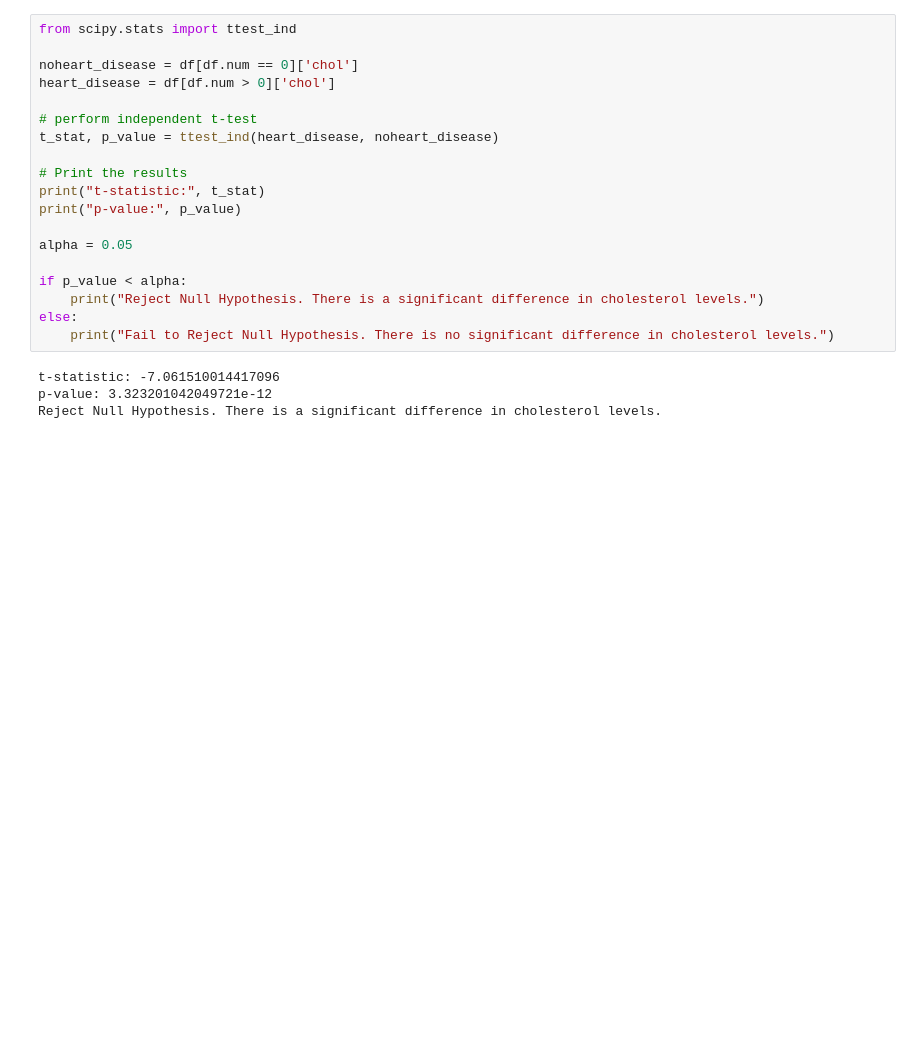
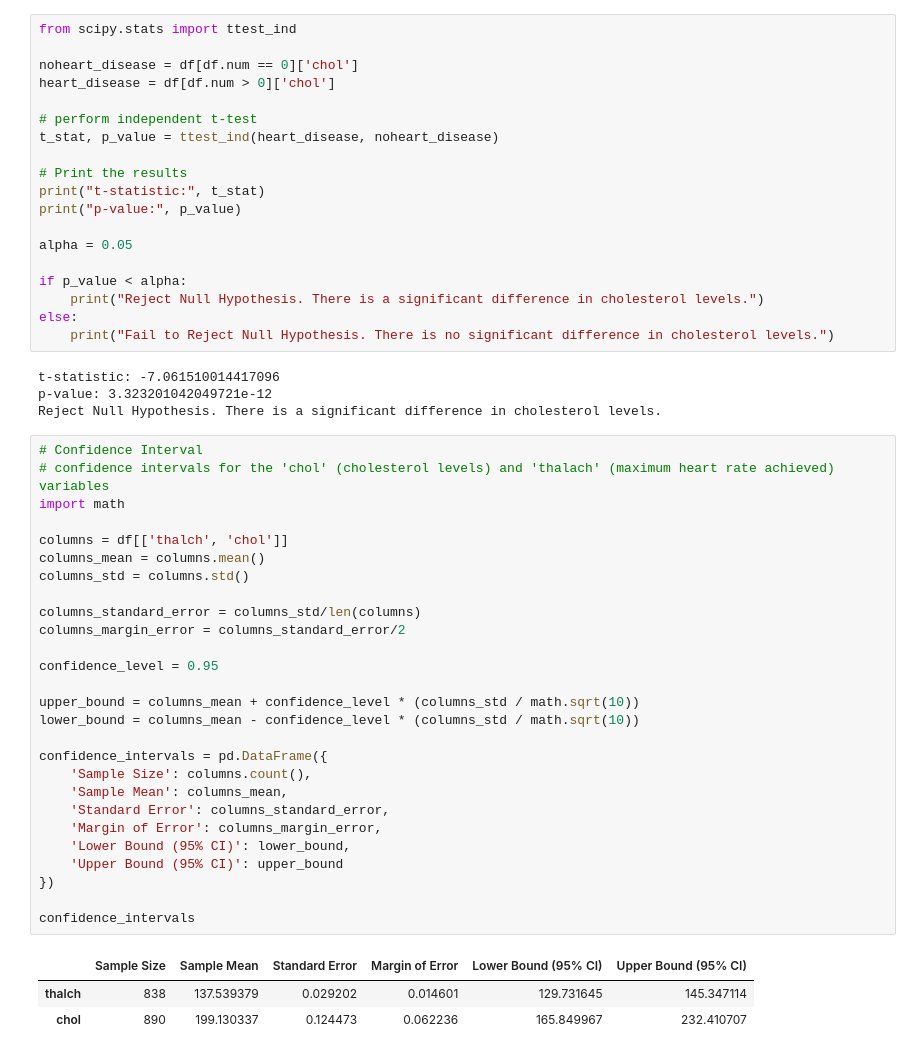
Before and after one commit to joharkhan99/Data-Science-Internship, a Jupyter notebook: Week2/Day3/Hypothesis_KMeans.ipynb, the cells around one changed output. Saved outputs shown, nothing was run; the diff lists cells and outputs as text; blank space fills up the shorter version.

Commit message:
added confidence intervals

```diff
--- a/Week2/Day3/Hypothesis_KMeans.ipynb
+++ b/Week2/Day3/Hypothesis_KMeans.ipynb
@@ -269,3 +269,34 @@ else:
 t-statistic: -7.061510014417096
 p-value: 3.323201042049721e-12
 Reject Null Hypothesis. There is a significant difference in cholesterol levels.
+# %%
+# Confidence Interval
+# confidence intervals for the 'chol' (cholesterol levels) and 'thalach' (maximum heart rate achieved) variables
+import math
+
+columns = df[['thalch', 'chol']]
+columns_mean = columns.mean()
+columns_std = columns.std()
+
+columns_standard_error = columns_std/len(columns)
+columns_margin_error = columns_standard_error/2
+
+confidence_level = 0.95
+
+upper_bound = columns_mean + confidence_level * (columns_std / math.sqrt(10))
+lower_bound = columns_mean - confidence_level * (columns_std / math.sqrt(10))
+
+confidence_intervals = pd.DataFrame({
+    'Sample Size': columns.count(),
+    'Sample Mean': columns_mean,
+    'Standard Error': columns_standard_error,
+    'Margin of Error': columns_margin_error,
+    'Lower Bound (95% CI)': lower_bound,
+    'Upper Bound (95% CI)': upper_bound
+})
+
+confidence_intervals
+# %% [output]
+|  | Sample Size | Sample Mean | Standard Error | Margin of Error | Lower Bound (95% CI) | Upper Bound (95% CI) |
+| thalch | 838 | 137.539379 | 0.029202 | 0.014601 | 129.731645 | 145.347114 |
+| chol | 890 | 199.130337 | 0.124473 | 0.062236 | 165.849967 | 232.410707 |
```
Also changed, not shown: parts of 6 cells of this notebook.
